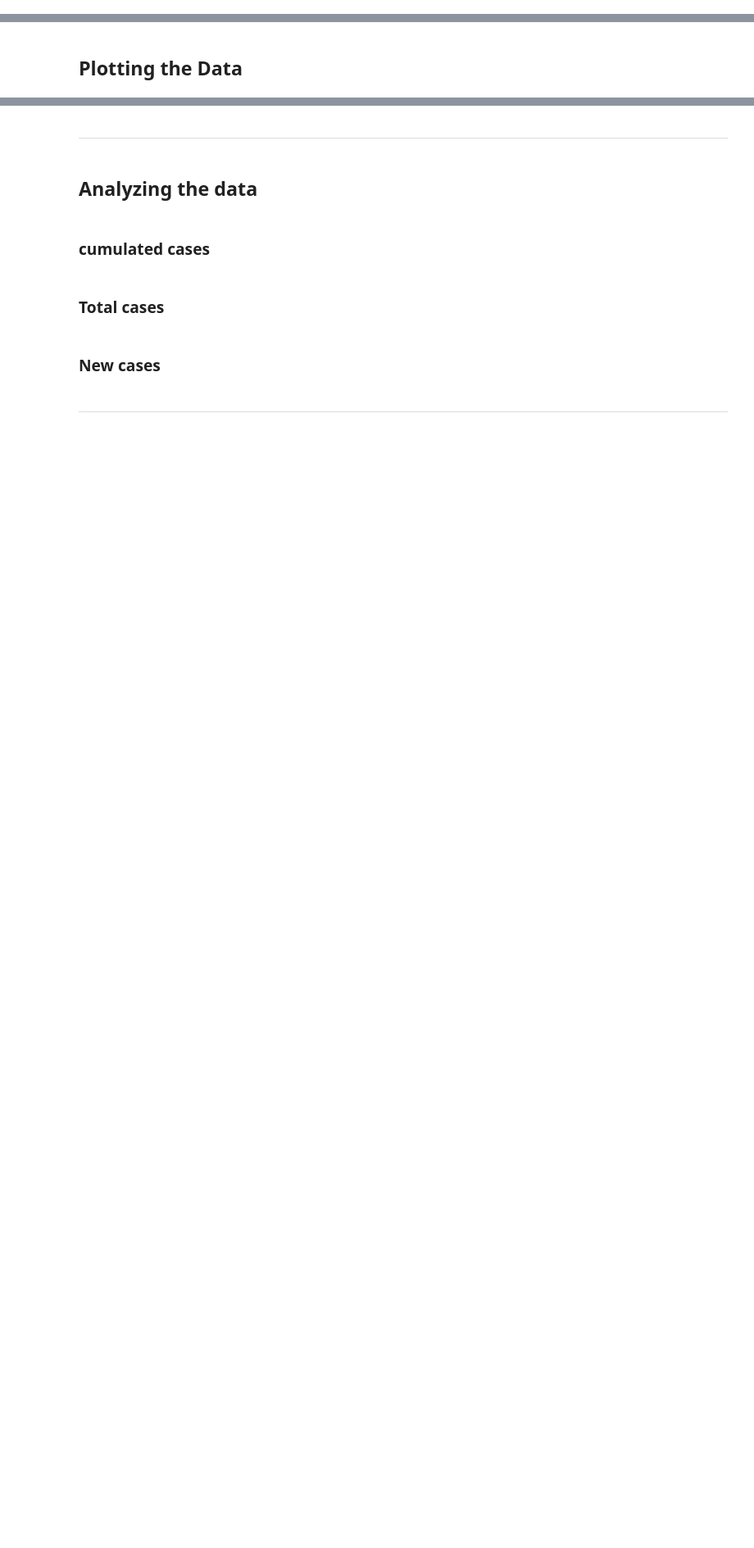
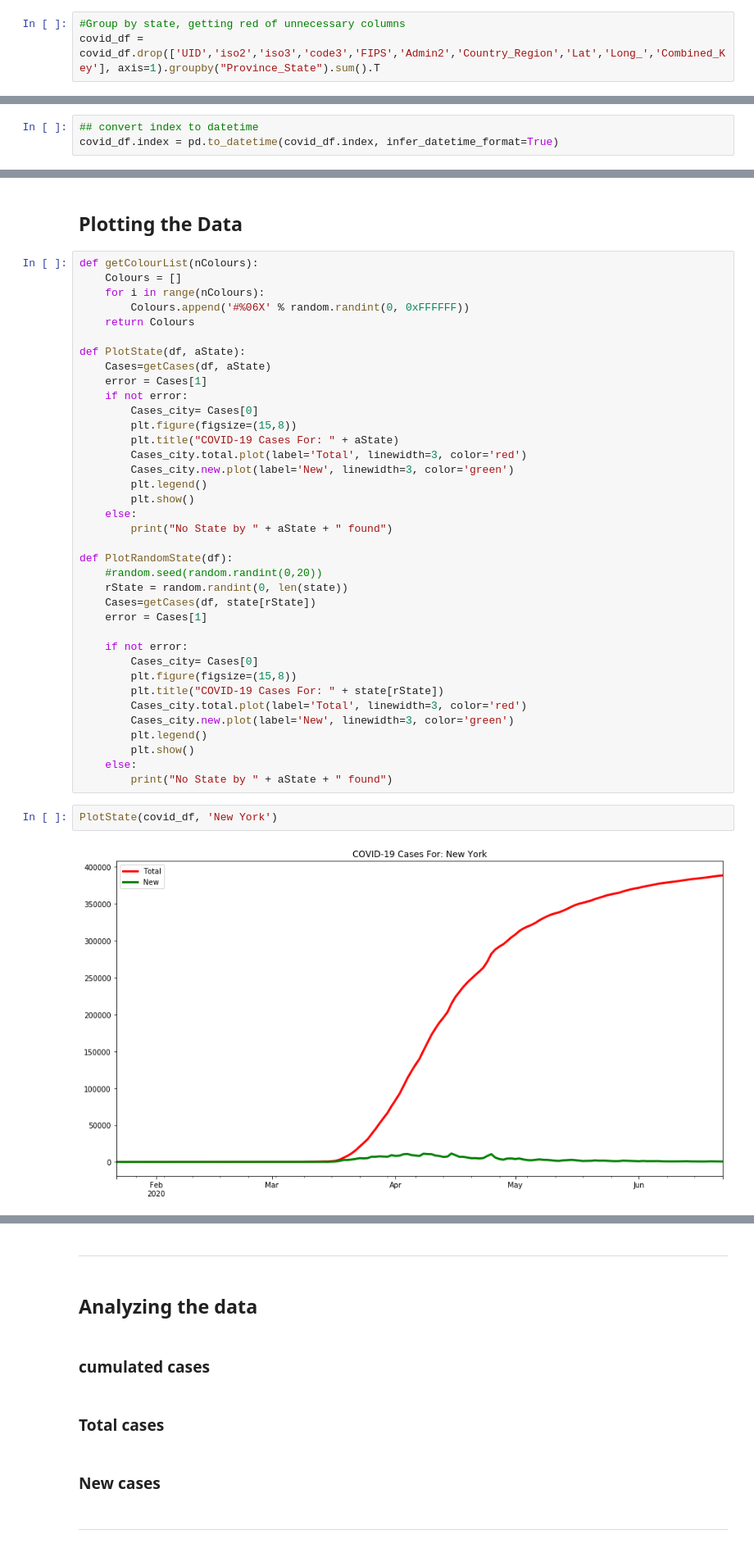
Before and after one commit to sahussain/Udacity-MLEN-CapstoneProject, a Jupyter notebook: Notebooks/TSFMs2 .ipynb, the cells around one changed output, grey strips where cells are left out. Shown at 82% size. Cells and saved outputs as stored; diff of their text form; blank space fills up the shorter version.

Commit message:
Load, Explore, Plot: Done

```diff
--- a/Notebooks/TSFMs2 .ipynb
+++ b/Notebooks/TSFMs2 .ipynb
@@ -103,0 +146,3 @@ list(covid_df.columns)
+# %%
+#Group by state, getting red of unnecessary columns
+covid_df = covid_df.drop(['UID','iso2','iso3','code3','FIPS','Admin2','Country_Region','Lat','Long_','Combined_Key'], axis=1).groupby("Province_State").sum().T
@@ -103,0 +170,3 @@ list(covid_df.columns)
+# %%
+## convert index to datetime
+covid_df.index = pd.to_datetime(covid_df.index, infer_datetime_format=True)
@@ -124,2 +238,43 @@ covid_df.describe()
 # %% [markdown]
 ## Plotting the Data
+# %%
+def getColourList(nColours):
+    Colours = []
+    for i in range(nColours):
+        Colours.append('#%06X' % random.randint(0, 0xFFFFFF))
+    return Colours
+
+def PlotState(df, aState):
+    Cases=getCases(df, aState)
+    error = Cases[1]
+    if not error:
+        Cases_city= Cases[0]
+        plt.figure(figsize=(15,8))
+        plt.title("COVID-19 Cases For: " + aState)
+        Cases_city.total.plot(label='Total', linewidth=3, color='red')
+        Cases_city.new.plot(label='New', linewidth=3, color='green')
+        plt.legend()
+        plt.show()
+    else:
+        print("No State by " + aState + " found")
+
+def PlotRandomState(df):
+    #random.seed(random.randint(0,20))
+    rState = random.randint(0, len(state))
+    Cases=getCases(df, state[rState])
+    error = Cases[1]
+
+    if not error:
+        Cases_city= Cases[0]
+        plt.figure(figsize=(15,8))
+        plt.title("COVID-19 Cases For: " + state[rState])
+        Cases_city.total.plot(label='Total', linewidth=3, color='red')
+        Cases_city.new.plot(label='New', linewidth=3, color='green')
+        plt.legend()
+        plt.show()
+    else:
+        print("No State by " + aState + " found")
+# %%
+PlotState(covid_df, 'New York')
+# %% [output]
+[figure, added]
```
Also changed, not shown: parts of 28 cells of this notebook.
